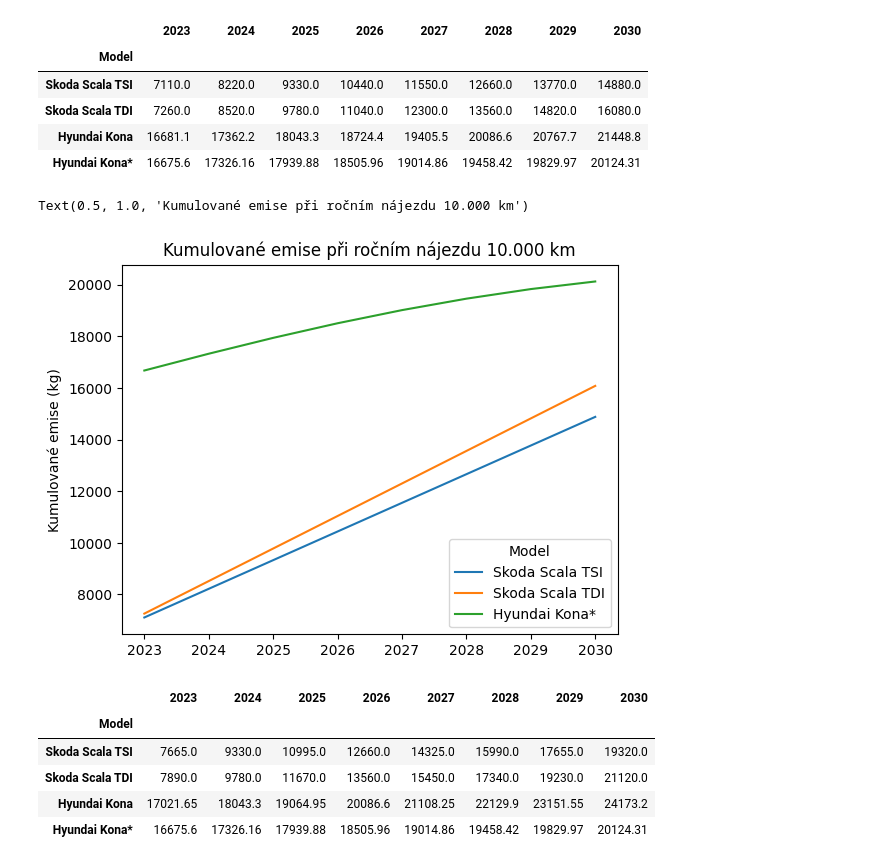
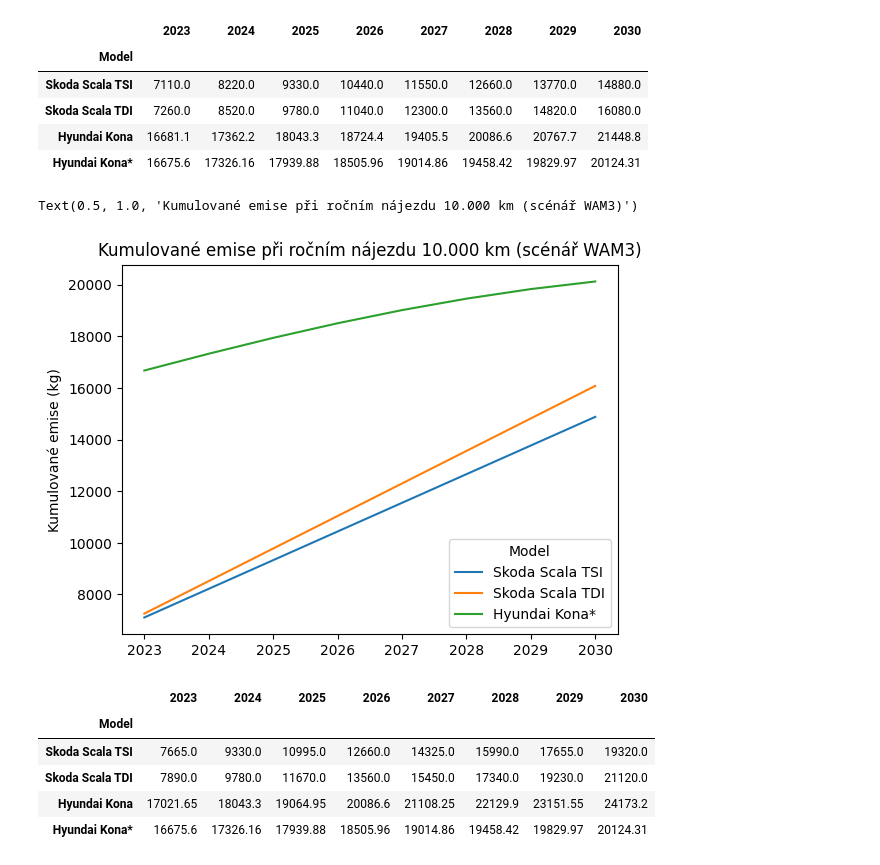
Before and after one commit to Czechitas-DA-Green-is-Good/Hackathon, a Jupyter notebook: WAM3_cars_emissions.ipynb, the cells around one changed output. Cells and saved outputs as stored; diff of their text form; code cells hidden in the pictures.

Commit message:
chart title amended

```diff
--- a/WAM3_cars_emissions.ipynb
+++ b/WAM3_cars_emissions.ipynb
@@ -128,11 +128,11 @@ car_emissions_10000
 # %%
 car_emissions_10000.drop("Hyundai Kona").transpose().plot()
 
 plt.ylabel("Kumulované emise (kg)")
-plt.title("Kumulované emise při ročním nájezdu 10.000 km")
+plt.title("Kumulované emise při ročním nájezdu 10.000 km (scénář WAM3)")
 # %% [output]
-Text(0.5, 1.0, 'Kumulované emise při ročním nájezdu 10.000 km')
+Text(0.5, 1.0, 'Kumulované emise při ročním nájezdu 10.000 km (scénář WAM3)')
-[figure, old version]
+[figure, new version]
 # %%
 car_emissions_10000.drop("Hyundai Kona").to_csv(
     "WAM3_car_emissions_10000.csv", index=True
```
Also changed, not shown: parts of 2 cells of this notebook, 1 other file.
